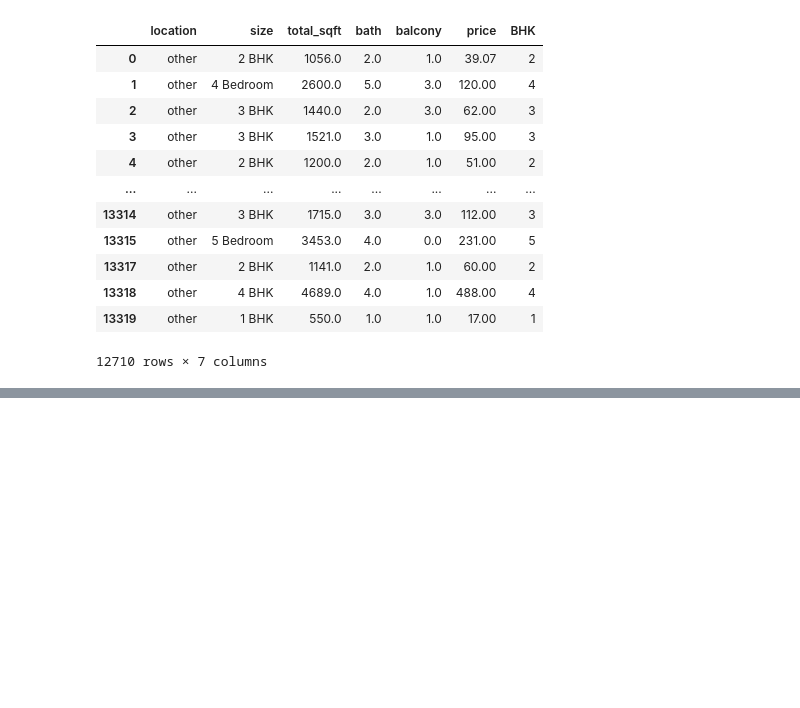
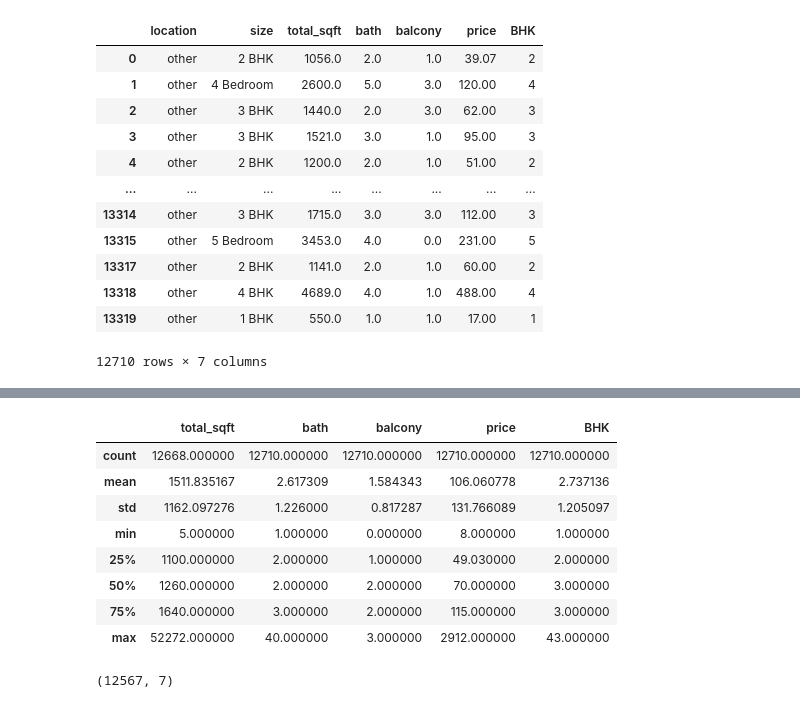
Before and after one commit to lvlitx/BLR_HEA, a Jupyter notebook: House_data.ipynb, the cells around one changed output, grey strips where cells are left out. Saved outputs shown, nothing was run; the diff lists cells and outputs as text; code cells hidden in the pictures; blank space fills up the shorter version.

```diff
--- a/House_data.ipynb
+++ b/House_data.ipynb
@@ -399,0 +417,17 @@ data
+# %%
+data.describe()
+# %% [output]
+|  | total_sqft | bath | balcony | price | BHK |
+| count | 12668.000000 | 12710.000000 | 12710.000000 | 12710.000000 | 12710.000000 |
+| mean | 1511.835167 | 2.617309 | 1.584343 | 106.060778 | 2.737136 |
+| std | 1162.097276 | 1.226000 | 0.817287 | 131.766089 | 1.205097 |
+| min | 5.000000 | 1.000000 | 0.000000 | 8.000000 | 1.000000 |
+| 25% | 1100.000000 | 2.000000 | 1.000000 | 49.030000 | 2.000000 |
+| 50% | 1260.000000 | 2.000000 | 2.000000 | 70.000000 | 3.000000 |
+| 75% | 1640.000000 | 3.000000 | 2.000000 | 115.000000 | 3.000000 |
+| max | 52272.000000 | 40.000000 | 3.000000 | 2912.000000 | 43.000000 |
+# %%
+data = data[data.bath < data.BHK+2]
+data.shape
+# %% [output]
+(12567, 7)
```
Also changed, not shown: parts of 2 cells of this notebook.
